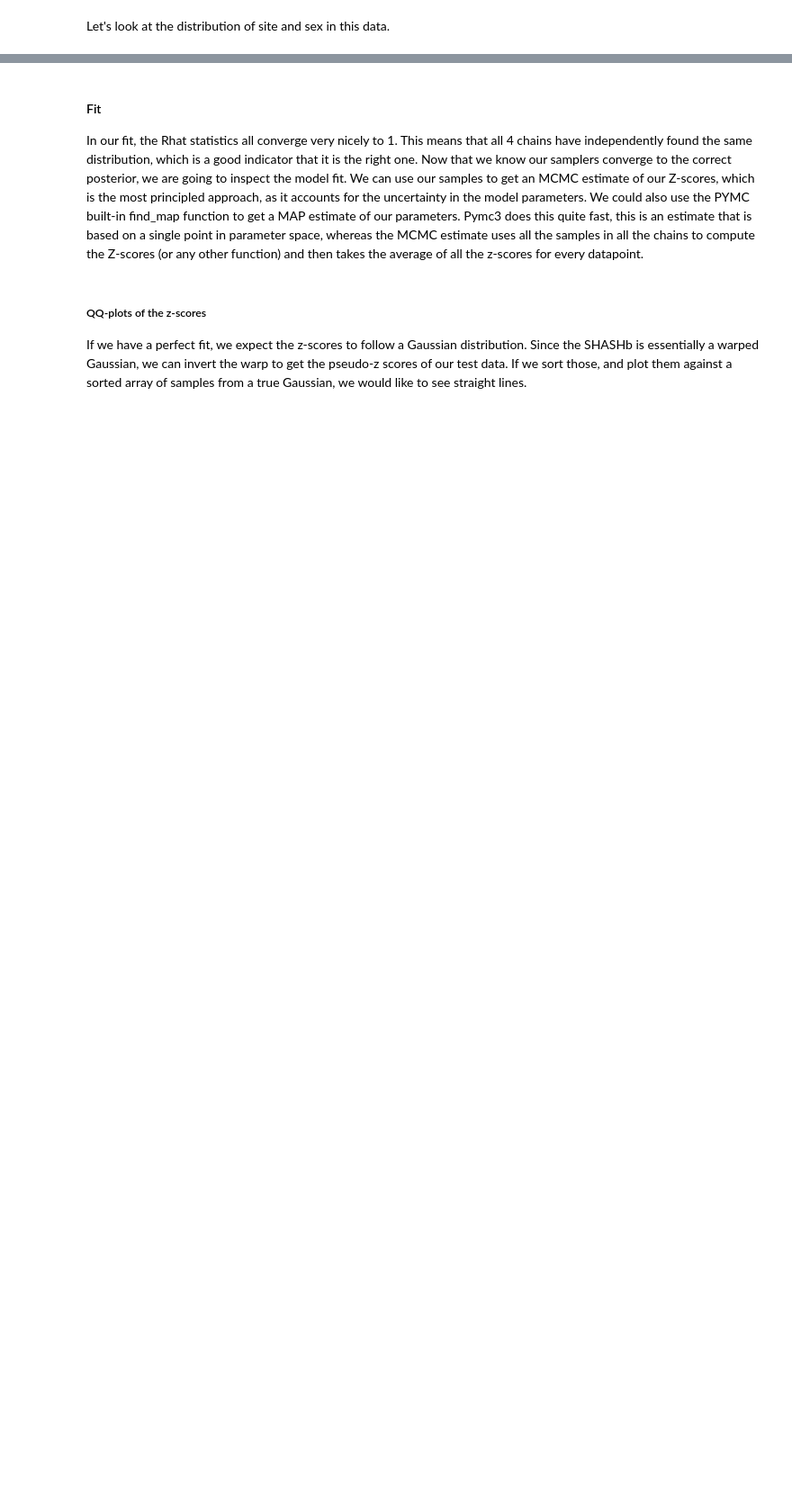
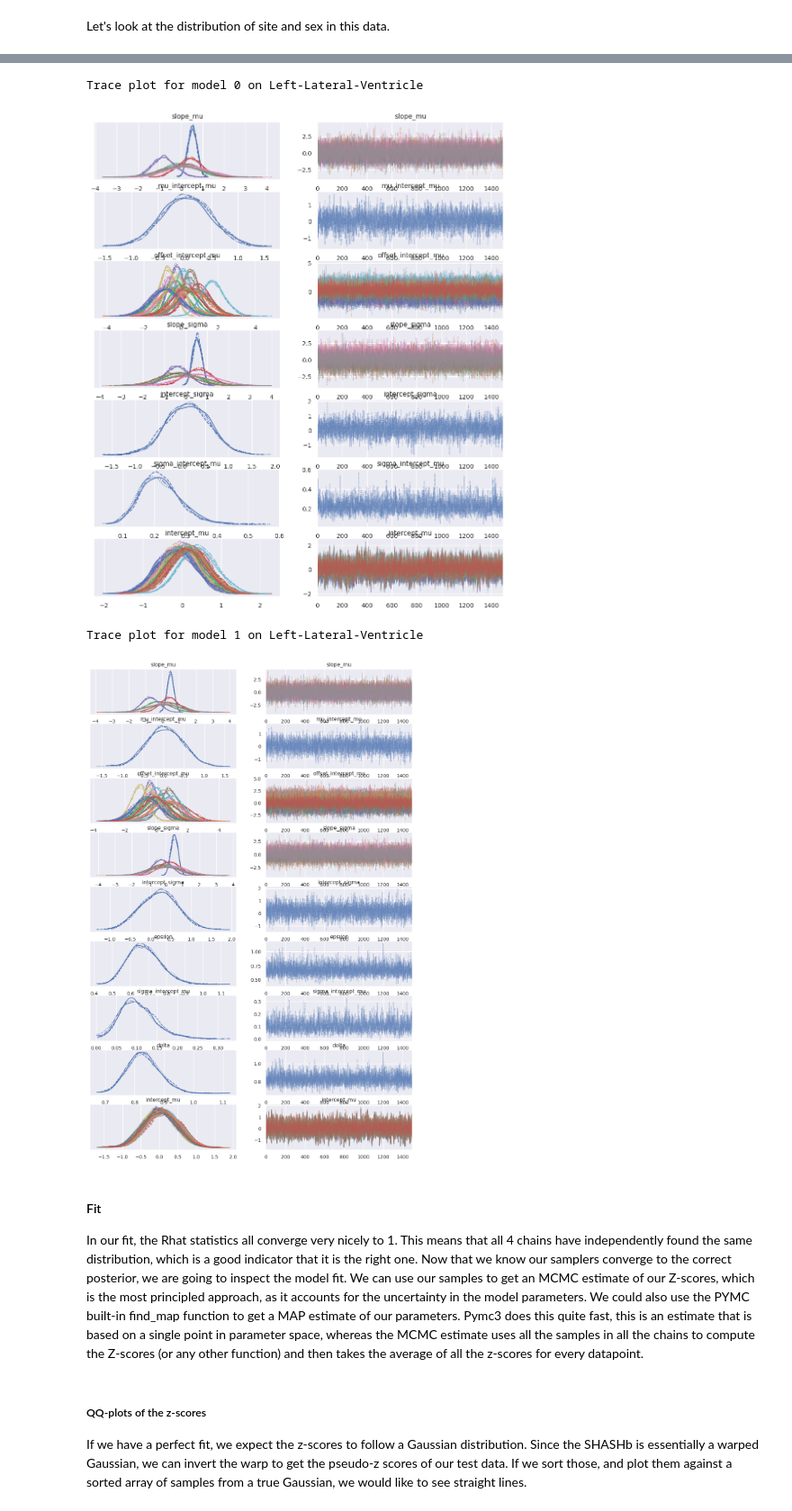
Before and after one commit to predictive-clinical-neuroscience/PCNtoolkit-demo, a Jupyter notebook: tutorials/HBR_SHASH/HBR_Tutorial.ipynb, the cells around one changed output, grey strips where cells are left out. Shown at 90% size. Drawn from its saved outputs; the diff is of its cells as text; code cells hidden in the pictures; blank space fills up the shorter version.

Commit message:
Updated HBR tutorial

```diff
--- a/tutorials/HBR_SHASH/HBR_Tutorial.ipynb
+++ b/tutorials/HBR_SHASH/HBR_Tutorial.ipynb
@@ -477,0 +405,6 @@ plt.show()
+# %%
+del gaussian_model
+del shash_model
+
+gaussian_model = load_normative_model('/home/stijn/Projects/PCNtoolkit-demo/tutorials/HBR_SHASH/HBR_tutorial_wdir/model1')
+shash_model = load_normative_model('/home/stijn/Projects/PCNtoolkit-demo/tutorials/HBR_SHASH/HBR_tutorial_wdir/model2')
@@ -477,0 +434,5 @@ plt.show()
+# %%
+for nmi, normative_model in enumerate([gaussian_model, shash_model]):
+    for response_var, model in normative_model.regression_models.items():
+        print(f"Summary for nm {nmi} on {response_var}")
+        display(az.summary(model.idata, var_names=['~samples'], filter_vars ='like'))
@@ -478,3 +476,14 @@ plt.show()
+# %%
+for nmi, normative_model in enumerate([gaussian_model, shash_model]):
+    for response_var, model in normative_model.regression_models.items():
+        print(f"Trace plot for model {nmi} on {response_var}")
+        az.plot_trace(model.idata, var_names=['~samples'], filter_vars ='like')
+        plt.show()
+# %% [output]
+Trace plot for model 0 on Left-Lateral-Ventricle
+[figure, added]
+Trace plot for model 1 on Left-Lateral-Ventricle
+[figure, added]
 # %% [markdown]
 #### Fit
 
```
Also changed, not shown: parts of 76 cells of this notebook, 4 other files.
